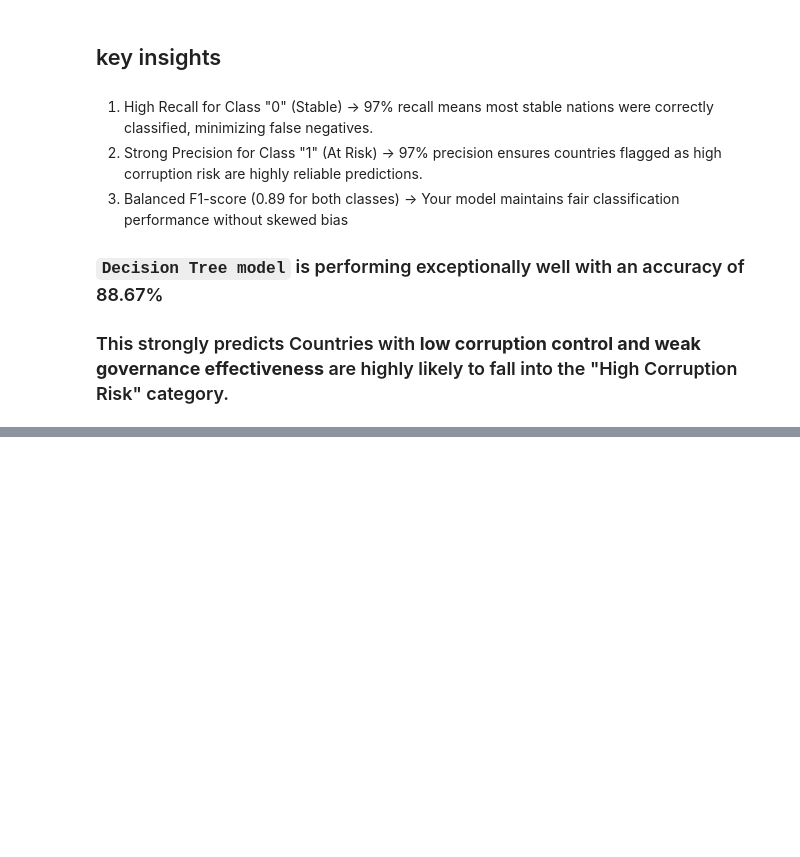
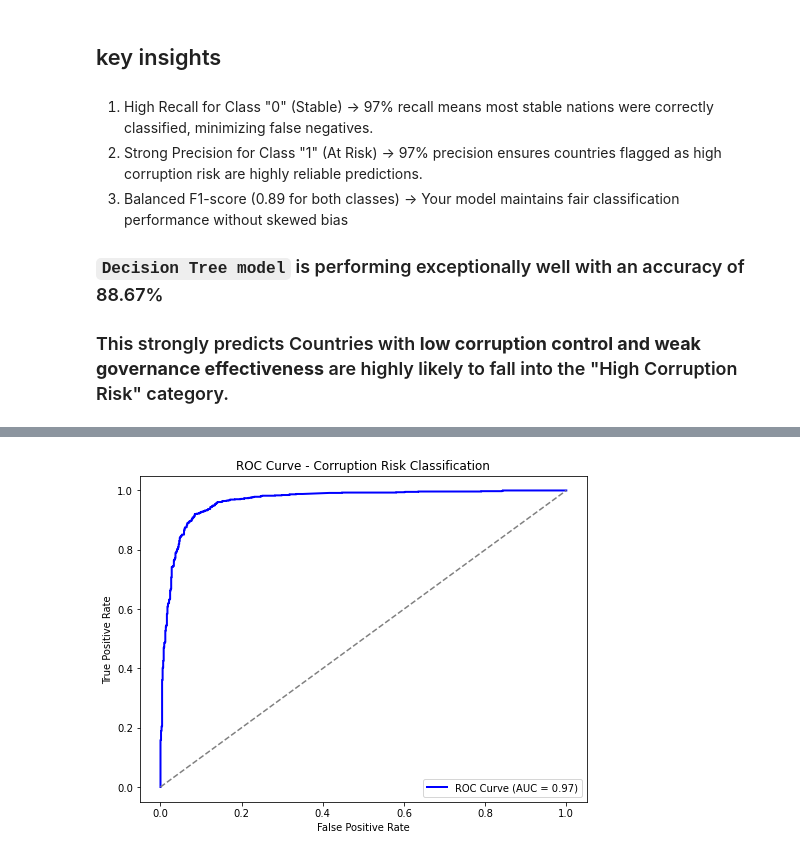
Before and after one commit to AUSTIN-QuadrantLOOM/project-phase-three, a Jupyter notebook: Macro economic risk of Graft analysis.ipynb, the cells around one changed output, grey strips where cells are left out. Drawn from its saved outputs; the diff is of its cells as text; code cells hidden in the pictures; blank space fills up the shorter version.

```diff
--- a/Macro economic risk of Graft analysis.ipynb
+++ b/Macro economic risk of Graft analysis.ipynb
@@ -584,0 +657,20 @@ weighted avg       0.90      0.89      0.89       300
+# %%
+X_train = X_train.select_dtypes(exclude=["object"])
+X_test = X_test.select_dtypes(exclude=["object"])
+# %%
+from sklearn.preprocessing import StandardScaler
+
+# Initialize the scaler
+scaler = StandardScaler()
+
+# Apply scaling to train & test sets
+X_train_scaled = scaler.fit_transform(X_train)
+X_test_scaled = scaler.transform(X_test)
+# %%
+from sklearn.linear_model import LogisticRegression
+
+# Initialize logistic regression model
+log_model = LogisticRegression()
+
+# Train the model
+log_model.fit(X_train_scaled, y_train)
@@ -584,0 +686,22 @@ weighted avg       0.90      0.89      0.89       300
+# %%
+import matplotlib.pyplot as plt
+from sklearn.metrics import roc_curve, auc
+
+# Predict probabilities for ROC analysis
+y_prob = log_model.predict_proba(X_test_scaled)[:, 1]
+
+# Compute ROC curve
+fpr, tpr, _ = roc_curve(y_test, y_prob)
+roc_auc = auc(fpr, tpr)
+
+# Plot ROC Curve
+plt.figure(figsize=(8, 6))
+plt.plot(fpr, tpr, color="blue", lw=2, label=f"ROC Curve (AUC = {roc_auc:.2f})")
+plt.plot([0, 1], [0, 1], color="grey", linestyle="--")  # Reference line
+plt.xlabel("False Positive Rate")
+plt.ylabel("True Positive Rate")
+plt.title("ROC Curve - Corruption Risk Classification")
+plt.legend(loc="lower right")
+plt.show()
+# %% [output]
+[figure, added]
```
Also changed, not shown: parts of 9 cells of this notebook.
